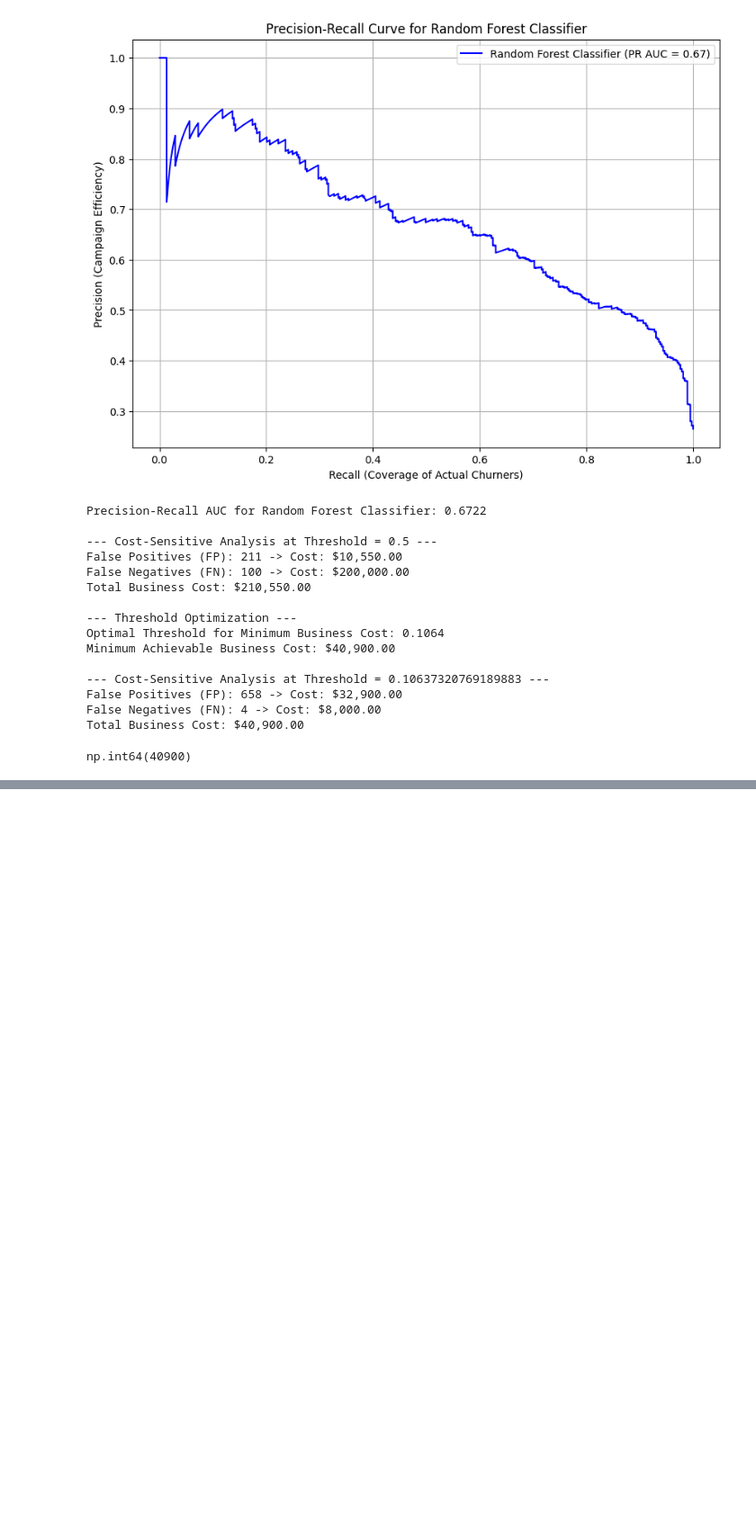
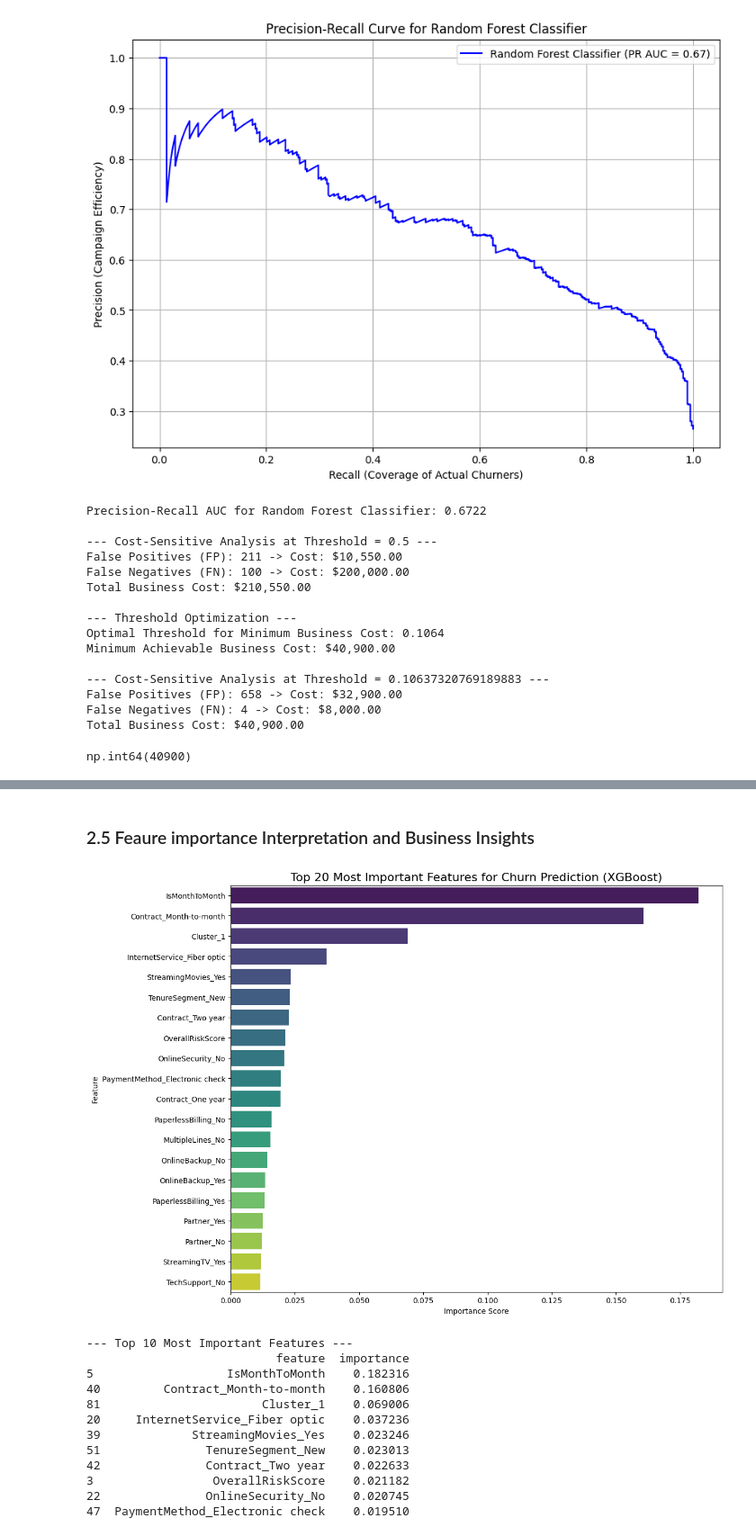
Before and after one commit to yugan243/Telco-Customer-Churn, a Jupyter notebook: Data Preprocessing and Model Training/2_ensemble_model_training.ipynb, the cells around one changed output, grey strips where cells are left out. Shown: that part at 90% size. Saved outputs shown, nothing was run; the diff lists cells and outputs as text; code cells hidden in the pictures; blank space fills up the shorter version.

```diff
--- a/Data Preprocessing and Model Training/2_ensemble_model_training.ipynb
+++ b/Data Preprocessing and Model Training/2_ensemble_model_training.ipynb
@@ -118,0 +292,35 @@ np.int64(40900)
+# %% [markdown]
+### 2.5 Feaure importance Interpretation and Business Insights
+# %%
+# Create a DataFrame of Feature Importances
+importances = model_xgb.feature_importances_
+feature_importance_df = pd.DataFrame({
+    'feature': feature_names,
+    'importance': importances
+}).sort_values(by='importance', ascending=False)
+
+# Visualize the Top 20 Features
+plt.figure(figsize=(12, 10))
+sns.barplot(x='importance', y='feature', data=feature_importance_df.head(20), palette='viridis')
+plt.title('Top 20 Most Important Features for Churn Prediction (XGBoost)', fontsize=16)
+plt.xlabel('Importance Score')
+plt.ylabel('Feature')
+plt.show()
+
+# Print the Top 10 Features
+print("--- Top 10 Most Important Features ---")
+print(feature_importance_df.head(10))
+# %% [output]
+[figure, added]
+--- Top 10 Most Important Features ---
+                           feature  importance
+5                   IsMonthToMonth    0.182316
+40         Contract_Month-to-month    0.160806
+81                       Cluster_1    0.069006
+20     InternetService_Fiber optic    0.037236
+39             StreamingMovies_Yes    0.023246
+51               TenureSegment_New    0.023013
+42               Contract_Two year    0.022633
+3                 OverallRiskScore    0.021182
+22               OnlineSecurity_No    0.020745
+47  PaymentMethod_Electronic check    0.019510
```
Also changed, not shown: parts of 32 cells of this notebook, 6 other files.
